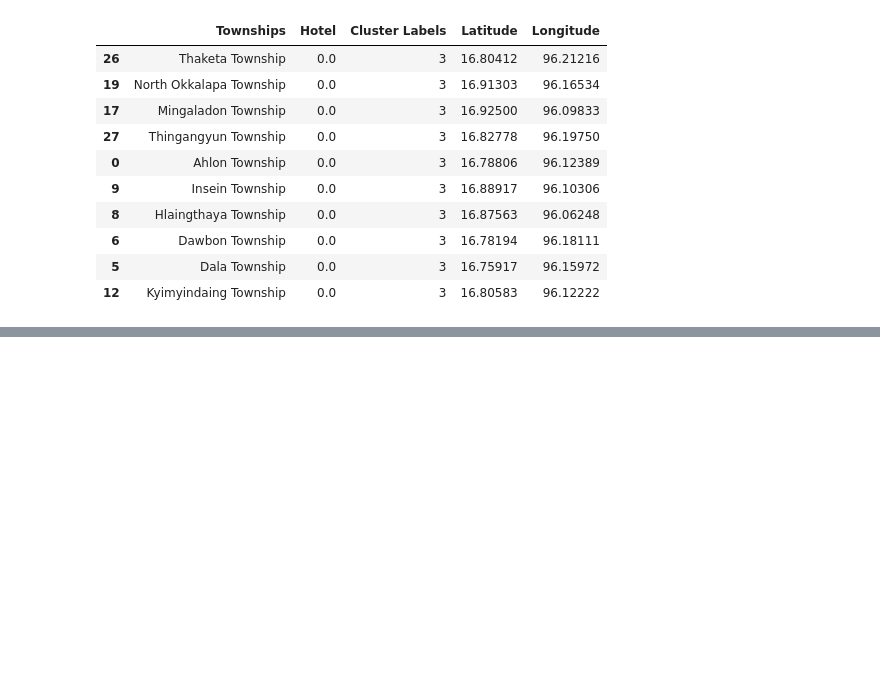
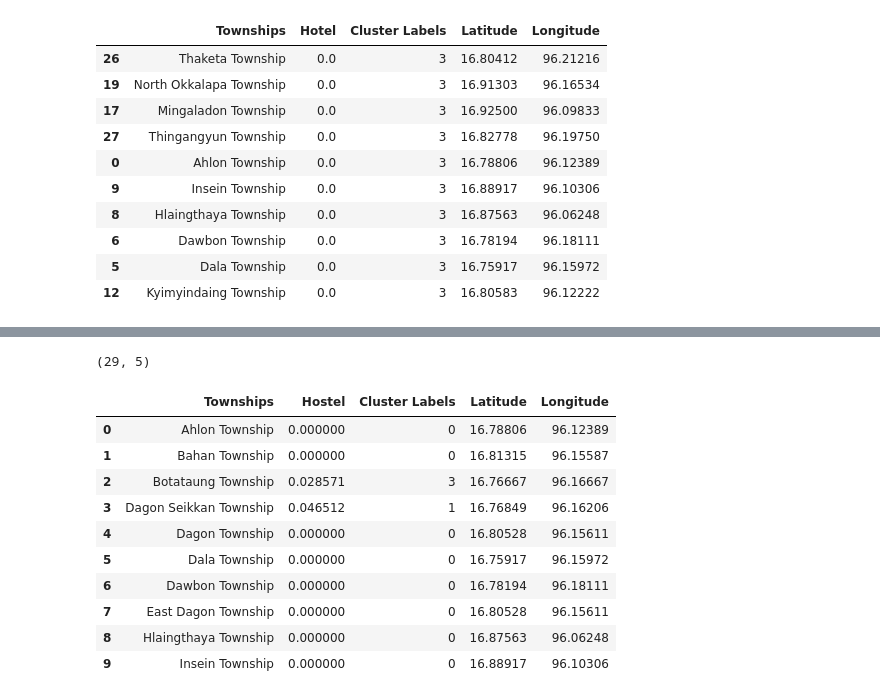
Before and after one commit to HANXIANGCHAN/coursera-capstone-project, a Jupyter notebook: Coursera Capstone Project.ipynb, the cells around one changed output, grey strips where cells are left out. Drawn from its saved outputs; the diff is of its cells as text; code cells hidden in the pictures; blank space fills up the shorter version.

```diff
--- a/Coursera Capstone Project.ipynb
+++ b/Coursera Capstone Project.ipynb
@@ -518,0 +578,20 @@ ygn_hotel2.loc[ygn_hotel2['Cluster Labels'] == 3]
+# %%
+#merge latitude & longitude data
+
+ygn_hostel2 = ygn_hostel2.join(ygn_df.set_index("Townships"), on="Townships")
+
+print(ygn_hostel2.shape)
+ygn_hostel2.head(10)
+# %% [output]
+(29, 5)
+|  | Townships | Hostel | Cluster Labels | Latitude | Longitude |
+| 0 | Ahlon Township | 0.000000 | 0 | 16.78806 | 96.12389 |
+| 1 | Bahan Township | 0.000000 | 0 | 16.81315 | 96.15587 |
+| 2 | Botataung Township | 0.028571 | 3 | 16.76667 | 96.16667 |
+| 3 | Dagon Seikkan Township | 0.046512 | 1 | 16.76849 | 96.16206 |
+| 4 | Dagon Township | 0.000000 | 0 | 16.80528 | 96.15611 |
+| 5 | Dala Township | 0.000000 | 0 | 16.75917 | 96.15972 |
+| 6 | Dawbon Township | 0.000000 | 0 | 16.78194 | 96.18111 |
+| 7 | East Dagon Township | 0.000000 | 0 | 16.80528 | 96.15611 |
+| 8 | Hlaingthaya Township | 0.000000 | 0 | 16.87563 | 96.06248 |
+| 9 | Insein Township | 0.000000 | 0 | 16.88917 | 96.10306 |
```
Also changed, not shown: parts of 9 cells of this notebook.
